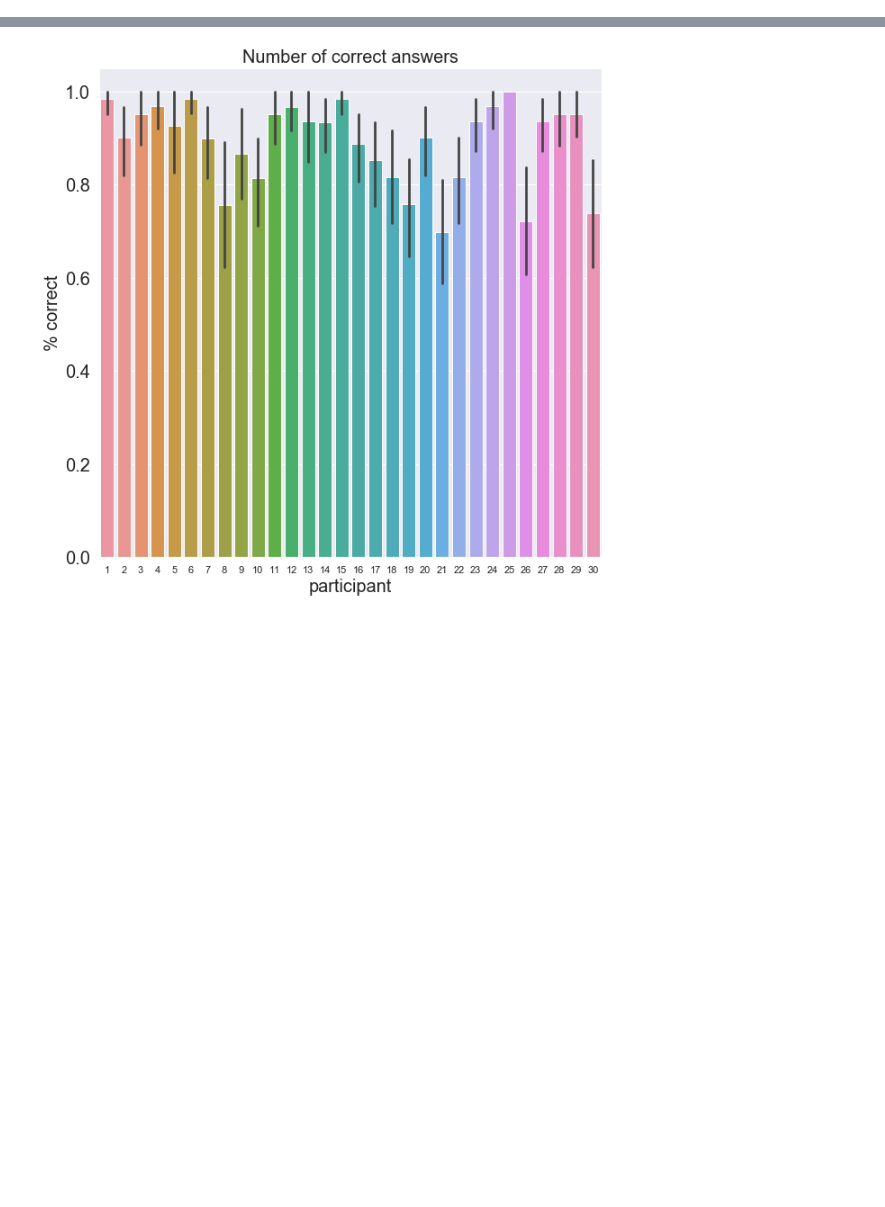
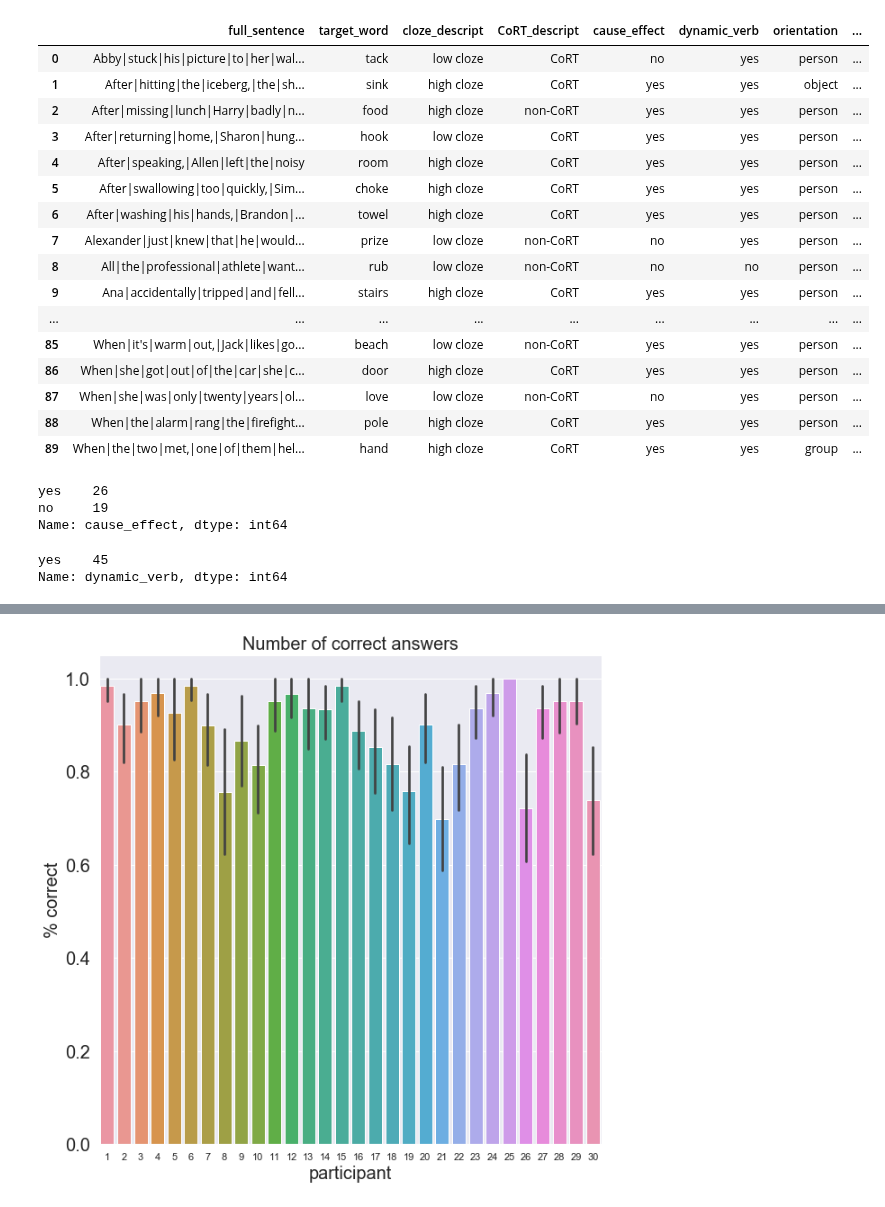
Before and after one commit to sbruinsma1/cort_language, a Jupyter notebook: notebooks/experiment_ana_visualization.ipynb, the cells around one changed output, grey strips where cells are left out. Drawn from its saved outputs; the diff is of its cells as text; code cells hidden in the pictures; blank space fills up the shorter version.

```diff
--- a/notebooks/experiment_ana_visualization.ipynb
+++ b/notebooks/experiment_ana_visualization.ipynb
@@ -24,3 +21,26 @@ The autoreload extension is already loaded. To reload it, use:
 cort = CoRTLanguageExp()
 # %%
 df = cort.load_dataframe()
+# %%
+df_grouped = df.query('correct==1 and trial_type=="meaningful"')
+grouped_table = pd.pivot_table(df_grouped, values=['rt'], index=['spreadsheet_row'], columns=['CoRT_descript', 'group'], #'cloze_descript'
+                                aggfunc= {np.mean, np.std}).reset_index()
+# join multilevel columns
+grouped_table.columns = ["_".join(pair) for pair in grouped_table.columns]
+grouped_table.columns = grouped_table.columns.str.strip('_')
+#should be ~320 rows
+#can add in columns?
+# %%
+def rt_difs(df):
+    df['cort_dif'] = df['rt_mean_CoRT_patient']-df['rt_mean_CoRT_control']
+    df['non-cort_dif'] = df['rt_mean_non-CoRT_patient']-df['rt_mean_non-CoRT_control']
+    return df
+    #print("\nDifference of patient and control scores :\n", df)
+grouped_table = rt_difs(grouped_table)
+# %%
+def outlier_sentences(df):
+    return df.loc[(df['cort_dif']>= 220) | (df['non-cort_dif']>= 220)]
+df_outliers = outlier_sentences(grouped_table)
+#len(df_outliers[df_outliers['cort_dif'].isna()])
+print("CoRT RT difference range is ", df_outliers["cort_dif"].min(), df_outliers["cort_dif"].max())
+print("Non-CoRT RT difference range is ",df_outliers["non-cort_dif"].min(), df_outliers["non-cort_dif"].max())
@@ -26,0 +65,39 @@ df = cort.load_dataframe()
+# %%
+outliers = df_outliers["spreadsheet_row"].tolist()
+df_new = df[df["spreadsheet_row"].isin(outliers)]
+#df_new.columns
+#len(df_new.spreadsheet_row.unique())
+#maybe group sentences -- can use make_grouped_sentences_dataframe (or create similar func)
+
+
+#df.filter(items = "outliers", like = "spreadsheet_row")
+#pass in row indices - PREFER
+#pd.merge(df_outliers, df, how='left', left_index='spreadsheet_row')
+#reset index to be spreadsheet row
+# %%
+df_by_sentence = df_new.groupby(['full_sentence', 'target_word', 'cloze_descript', 'CoRT_descript', 'cause_effect', 'dynamic_verb',
+                                 'orientation', 'negative', 'tense']).agg({'correct': ['mean', 'std'], 'rt': ['mean', 'std']}).reset_index()
+
+# join multilevel columns
+df_by_sentence.columns = ["_".join(pair) for pair in df_by_sentence.columns]
+df_by_sentence.columns = df_by_sentence.columns.str.strip('_')
+pd.set_option("display.max_rows", None, "display.max_columns", None)
+df_by_sentence
+# %% [output]
+|  | full_sentence | target_word | cloze_descript | CoRT_descript | cause_effect | dynamic_verb | orientation | ... |
+| 0 | Abby|stuck|his|picture|to|her|wal... | tack | low cloze | CoRT | no | yes | person | ... |
+| 1 | After|hitting|the|iceberg,|the|sh... | sink | high cloze | CoRT | yes | yes | object | ... |
+| 2 | After|missing|lunch|Harry|badly|n... | food | high cloze | non-CoRT | yes | yes | person | ... |
+| 3 | After|returning|home,|Sharon|hung... | hook | low cloze | CoRT | yes | yes | person | ... |
+| 4 | After|speaking,|Allen|left|the|noisy | room | high cloze | CoRT | yes | yes | person | ... |
+| 5 | After|swallowing|too|quickly,|Sim... | choke | high cloze | CoRT | yes | yes | person | ... |
+| 6 | After|washing|his|hands,|Brandon|... | towel | high cloze | CoRT | yes | yes | person | ... |
+| 7 | Alexander|just|knew|that|he|would... | prize | low cloze | non-CoRT | no | yes | person | ... |
+| 8 | All|the|professional|athlete|want... | rub | low cloze | non-CoRT | no | no | person | ... |
+| 9 | Ana|accidentally|tripped|and|fell... | stairs | high cloze | CoRT | yes | yes | person | ... |
+| ... | ... | ... | ... | ... | ... | ... | ... | ... |
+| 85 | When|it's|warm|out,|Jack|likes|go... | beach | low cloze | non-CoRT | yes | yes | person | ... |
+| 86 | When|she|got|out|of|the|car|she|c... | door | high cloze | CoRT | yes | yes | person | ... |
+| 87 | When|she|was|only|twenty|years|ol... | love | low cloze | non-CoRT | no | yes | person | ... |
+| 88 | When|the|alarm|rang|the|firefight... | pole | high cloze | CoRT | yes | yes | person | ... |
+| 89 | When|the|two|met,|one|of|them|hel... | hand | high cloze | CoRT | yes | yes | group | ... |
@@ -26,0 +106,12 @@ df = cort.load_dataframe()
+# %%
+df_by_sentence_cort['cause_effect'].value_counts()
+#more no's when both conditions; more yes's when only CoRT
+# %% [output]
+yes    26
+no     19
+Name: cause_effect, dtype: int64
+# %%
+df_by_sentence_cort['dynamic_verb'].value_counts()
+# %% [output]
+yes    45
+Name: dynamic_verb, dtype: int64
```
Also changed, not shown: parts of 7 cells of this notebook, 5 other files.
